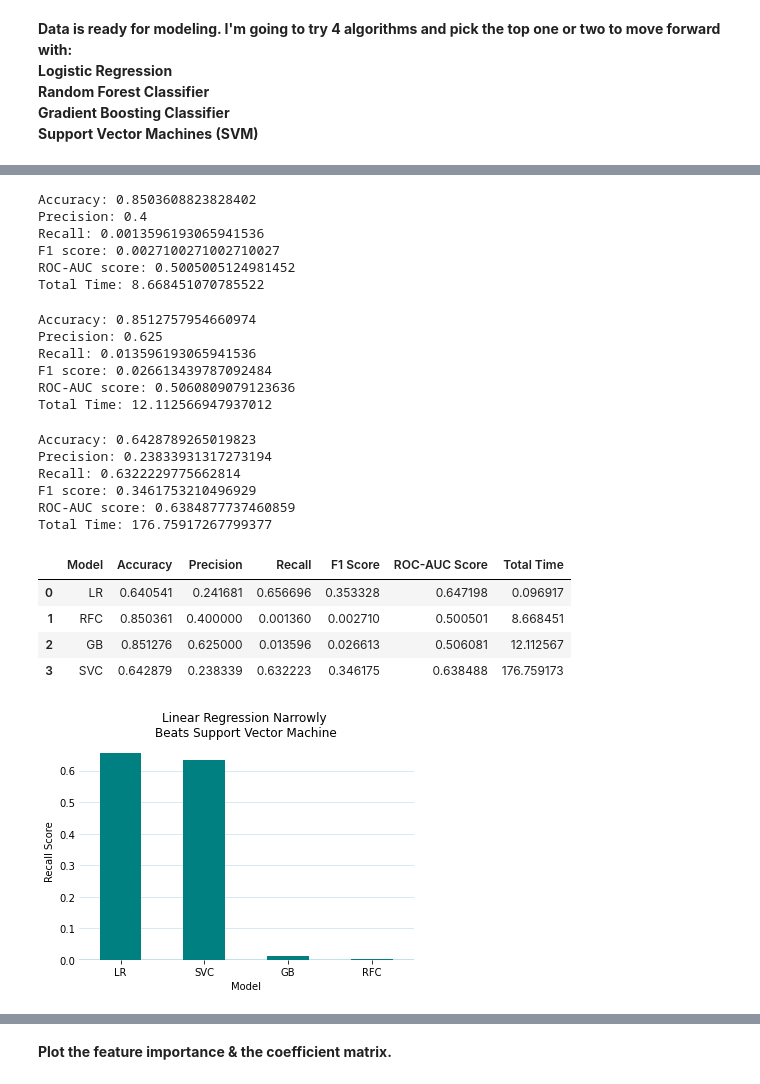
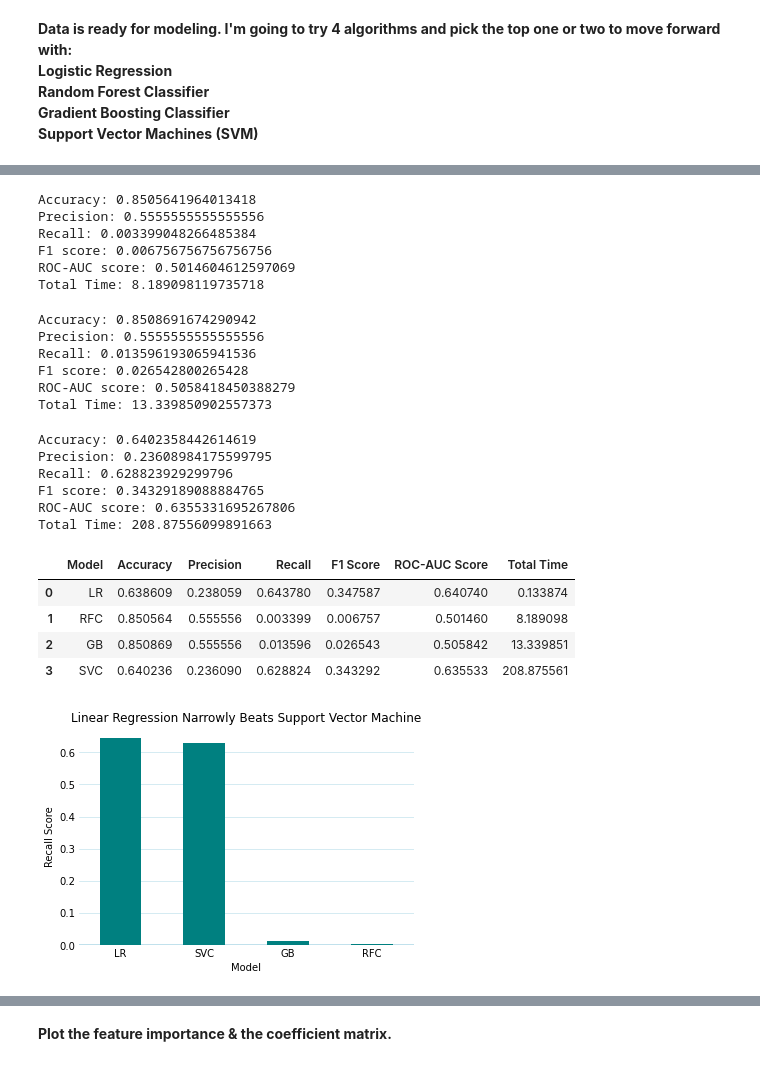
Before and after one commit to marleyberries/Springboard-Main, a Jupyter notebook: Capstone Loan Default Prediction/03_Loan Defaults - Preprocessing & Modeling.ipynb, the cells around one changed output, grey strips where cells are left out. Cells and saved outputs as stored; diff of their text form; code cells hidden in the pictures.

```diff
--- a/Capstone Loan Default Prediction/03_Loan Defaults - Preprocessing & Modeling.ipynb
+++ b/Capstone Loan Default Prediction/03_Loan Defaults - Preprocessing & Modeling.ipynb
@@ -80,16 +78,7 @@ X = df.drop('status', axis=1)
 y = df['status']
 # Encode y
 y = y.replace({'Current': 0, 'Default': 1})
-# %%
-from sklearn.preprocessing import LabelEncoder
-
-# Separate out the target variable
-y = df['status']
-X = df.drop('status', axis=1)
-
-# Encode the categorical features
-le = LabelEncoder()
-for col in X.select_dtypes(include='object').columns:
-    X[col] = le.fit_transform(X[col])
-
-y = y.replace({'Current': 0, 'Default': 1})
+# %%
+# Create dummies and check new feautures
+X = pd.get_dummies(X, drop_first=False)
+X.columns
@@ -99,0 +110,4 @@ len(X.columns)
+# %%
+# Change uint8 data tpes to int
+uint8_cols = X.select_dtypes(include='uint8').columns
+X[uint8_cols] = X[uint8_cols].astype('int')
@@ -189,12 +210,12 @@ print("F1 score:", rfc_f1)
 print("ROC-AUC score:", rfc_roc_auc)
 print('Total Time:', rfc_total_time)
 # %% [output]
-Accuracy: 0.8503608823828402
-Precision: 0.4
-Recall: 0.0013596193065941536
-F1 score: 0.0027100271002710027
-ROC-AUC score: 0.5005005124981452
-Total Time: 8.668451070785522
+Accuracy: 0.8505641964013418
+Precision: 0.5555555555555556
+Recall: 0.003399048266485384
+F1 score: 0.006756756756756756
+ROC-AUC score: 0.5014604612597069
+Total Time: 8.189098119735718
 # %%
 start_time = time.time()
 
@@ -225,12 +246,12 @@ print("F1 score:", gb_f1)
 print("ROC-AUC score:", gb_roc_auc)
 print('Total Time:', gb_total_time)
 # %% [output]
-Accuracy: 0.8512757954660974
-Precision: 0.625
+Accuracy: 0.8508691674290942
+Precision: 0.5555555555555556
 Recall: 0.013596193065941536
-F1 score: 0.026613439787092484
-ROC-AUC score: 0.5060809079123636
-Total Time: 12.112566947937012
+F1 score: 0.026542800265428
+ROC-AUC score: 0.5058418450388279
+Total Time: 13.339850902557373
 # %%
 start_time = time.time()
 
@@ -261,12 +282,12 @@ print("F1 score:", svc_f1)
 print("ROC-AUC score:", svc_roc_auc)
 print('Total Time:', svc_total_time)
 # %% [output]
-Accuracy: 0.6428789265019823
-Precision: 0.23833931317273194
-Recall: 0.6322229775662814
-F1 score: 0.3461753210496929
-ROC-AUC score: 0.6384877737460859
-Total Time: 176.75917267799377
+Accuracy: 0.6402358442614619
+Precision: 0.23608984175599795
+Recall: 0.628823929299796
+F1 score: 0.34329189088884765
+ROC-AUC score: 0.6355331695267806
+Total Time: 208.87556099891663
 # %%
 # create a dictionary of scores for each model
 scores_dict = {
@@ -284,43 +305,41 @@ scores_df = pd.DataFrame(scores_dict)
 scores_df
 # %% [output]
 |  | Model | Accuracy | Precision | Recall | F1 Score | ROC-AUC Score | Total Time |
-| 0 | LR | 0.640541 | 0.241681 | 0.656696 | 0.353328 | 0.647198 | 0.096917 |
-| 1 | RFC | 0.850361 | 0.400000 | 0.001360 | 0.002710 | 0.500501 | 8.668451 |
-| 2 | GB | 0.851276 | 0.625000 | 0.013596 | 0.026613 | 0.506081 | 12.112567 |
-| 3 | SVC | 0.642879 | 0.238339 | 0.632223 | 0.346175 | 0.638488 | 176.759173 |
+| 0 | LR | 0.638609 | 0.238059 | 0.643780 | 0.347587 | 0.640740 | 0.133874 |
+| 1 | RFC | 0.850564 | 0.555556 | 0.003399 | 0.006757 | 0.501460 | 8.189098 |
+| 2 | GB | 0.850869 | 0.555556 | 0.013596 | 0.026543 | 0.505842 | 13.339851 |
+| 3 | SVC | 0.640236 | 0.236090 | 0.628824 | 0.343292 | 0.635533 | 208.875561 |
 # %%
 # sort the DataFrame by 'Recall' column
 scores_df_sorted = scores_df.sort_values(by='Recall', ascending=False)
 
 # plot a horizontal bar chart
 ax = scores_df_sorted.plot(x='Model', y='Recall', kind='bar', legend=False, color='teal')
 
 # Add title and labels for x-axis & y-axis
-ax.set_title('Linear Regression Narrowly \nBeats Support Vector Machine')
+ax.set_title('Linear Regression Narrowly Beats Support Vector Machine')
 ax.set_xlabel('Model')
 ax.set_ylabel('Recall Score')
 
 plt.xticks(rotation=0)
 
 # Add horizontal lines behind the bars.
 for i in range(0, 7):
     plt.axhline(y=i/10, color='lightblue', zorder=-1, linewidth=0.5)
-
-# Add a horizontal line at 0.0
 plt.axhline(y=0.0, color='lightblue', zorder=-1, linewidth=1.50)
 
 # Remove the spines of the plot
 sns.despine(bottom=True, left=True)
 
-# Remove the little ticks on the y-axis
-plt.tick_params(axis='y', which='both', length=0)
+# Remove the little ticks on the x-axis & y-axis
+plt.tick_params(which='both', length=0)
 
 # Save the figure as a PNG image
-plt.savefig('Images/Recall Scores by Model', dpi=300, bbox_inches='tight')
+plt.savefig('Images/13_Recall Scores by Model', dpi=300, bbox_inches='tight')
 
 plt.show()
 # %% [output]
-[figure, old version]
+[figure, new version]
 # %%
 # sort the DataFrame by 'Total Time' column
 times_df_sorted = scores_df.sort_values(by='Total Time', ascending=False)
```
Also changed, not shown: parts of 24 cells of this notebook.
